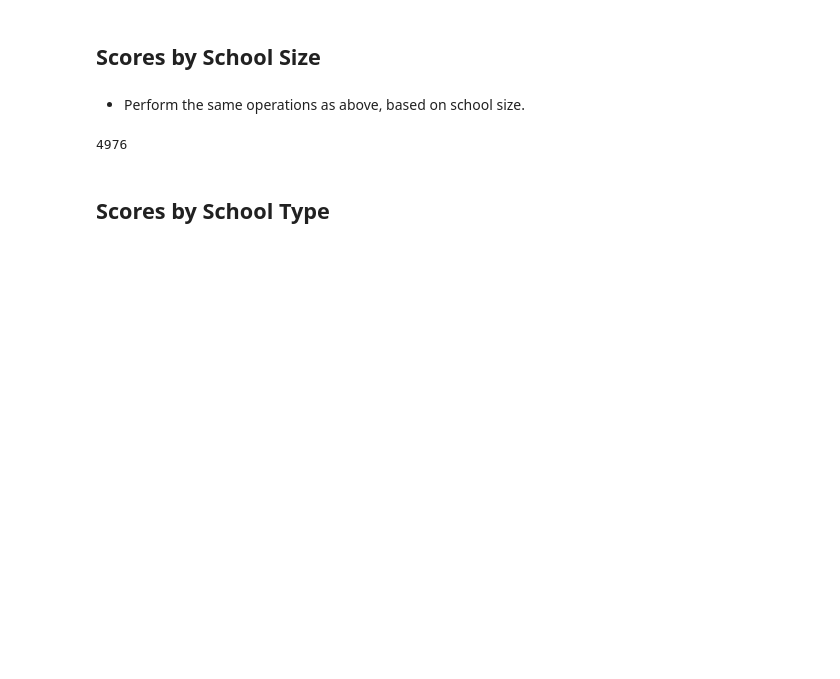
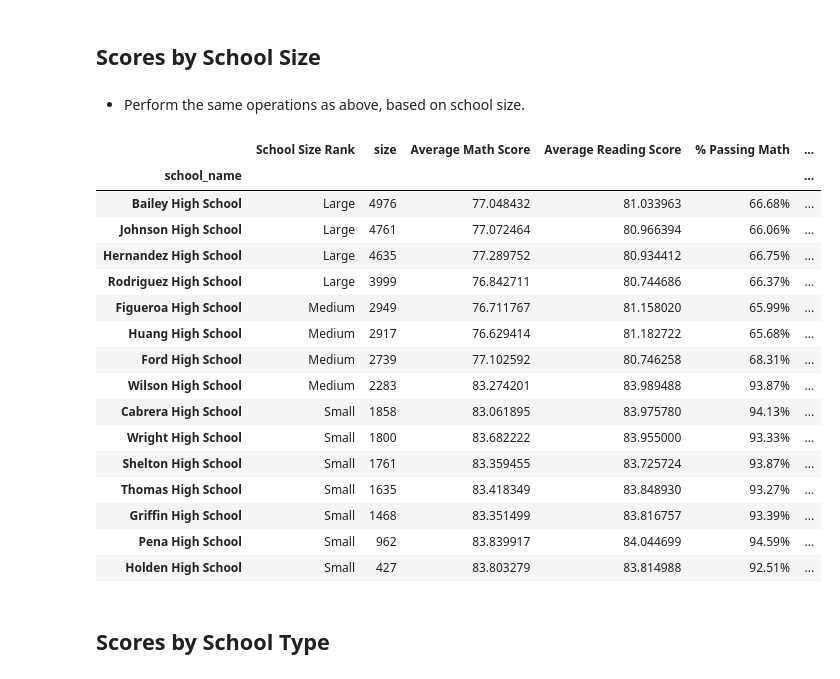
Before and after one commit to travisb98/Schools_Performance_Analysis, a Jupyter notebook: Final/Schools_Performance_Analysis.ipynb, the cells around one changed output. Drawn from its saved outputs; the diff is of its cells as text; code cells hidden in the pictures; blank space fills up the shorter version.

```diff
--- a/Final/Schools_Performance_Analysis.ipynb
+++ b/Final/Schools_Performance_Analysis.ipynb
@@ -498,27 +498,59 @@ score_by_spending
 # %%
 #start from og
 ###
-#calcs the size per school
+#pulls the size and school name from original doc
 score_by_size = school_data[['school_name','size']]
 score_by_size=score_by_size.set_index("school_name")
 
+
+#calculates the bins sizes
 y_bins=[]
 y_high=score_by_size['size'].max()
 y_low=score_by_size['size'].min()
 y_range=y_high-y_low
 y_range_per_bin=y_range/3
 
 y_bins.append(round(y_low,0))
 y_bins.append(round(y_low+y_range_per_bin,0))
 y_bins.append(round(y_low+y_range_per_bin+y_range_per_bin,0))
 y_bins.append(round(y_low+y_range_per_bin+y_range_per_bin+y_range_per_bin,0))
 
-y_bins_labeles
+#sets the bins labels
+y_bins_labels= ["Small","Medium","Large"]
+
+#does the 'binning" in the socre_by_size df
+score_by_size["School Size Rank"]=pd.cut(score_by_size["size"],y_bins,labels=y_bins_labels,include_lowest=True)
+
+#pulls in the requested fields from the sch_summary ** see previous section for pull_from_school_summary_list
+for blerp in pull_from_school_summary_list:
+    score_by_size=pd.merge(score_by_size,sch_summary_df[[blerp]],how='left',on='school_name')
+
+# #reorders the columns
+score_by_size=score_by_size[['School Size Rank','size','Average Math Score','Average Reading Score', '% Passing Math', '% Passing Reading','% Passing Both']]
 
 
-# score_by_size
+#sorts the column by size
+score_by_size=score_by_size.sort_values('size',ascending=False)
+
+score_by_size
 # %% [output]
-4976
+|  | School Size Rank | size | Average Math Score | Average Reading Score | % Passing Math | ... |
+| school_name |  |  |  |  |  | ... |
+| Bailey High School | Large | 4976 | 77.048432 | 81.033963 | 66.68% | ... |
+| Johnson High School | Large | 4761 | 77.072464 | 80.966394 | 66.06% | ... |
+| Hernandez High School | Large | 4635 | 77.289752 | 80.934412 | 66.75% | ... |
+| Rodriguez High School | Large | 3999 | 76.842711 | 80.744686 | 66.37% | ... |
+| Figueroa High School | Medium | 2949 | 76.711767 | 81.158020 | 65.99% | ... |
+| Huang High School | Medium | 2917 | 76.629414 | 81.182722 | 65.68% | ... |
+| Ford High School | Medium | 2739 | 77.102592 | 80.746258 | 68.31% | ... |
+| Wilson High School | Medium | 2283 | 83.274201 | 83.989488 | 93.87% | ... |
+| Cabrera High School | Small | 1858 | 83.061895 | 83.975780 | 94.13% | ... |
+| Wright High School | Small | 1800 | 83.682222 | 83.955000 | 93.33% | ... |
+| Shelton High School | Small | 1761 | 83.359455 | 83.725724 | 93.87% | ... |
+| Thomas High School | Small | 1635 | 83.418349 | 83.848930 | 93.27% | ... |
+| Griffin High School | Small | 1468 | 83.351499 | 83.816757 | 93.39% | ... |
+| Pena High School | Small | 962 | 83.839917 | 84.044699 | 94.59% | ... |
+| Holden High School | Small | 427 | 83.803279 | 83.814988 | 92.51% | ... |
 # %% [markdown]
 ## Scores by School Type
 # %% [markdown]
```
Also changed, not shown: parts of 1 cell of this notebook.
